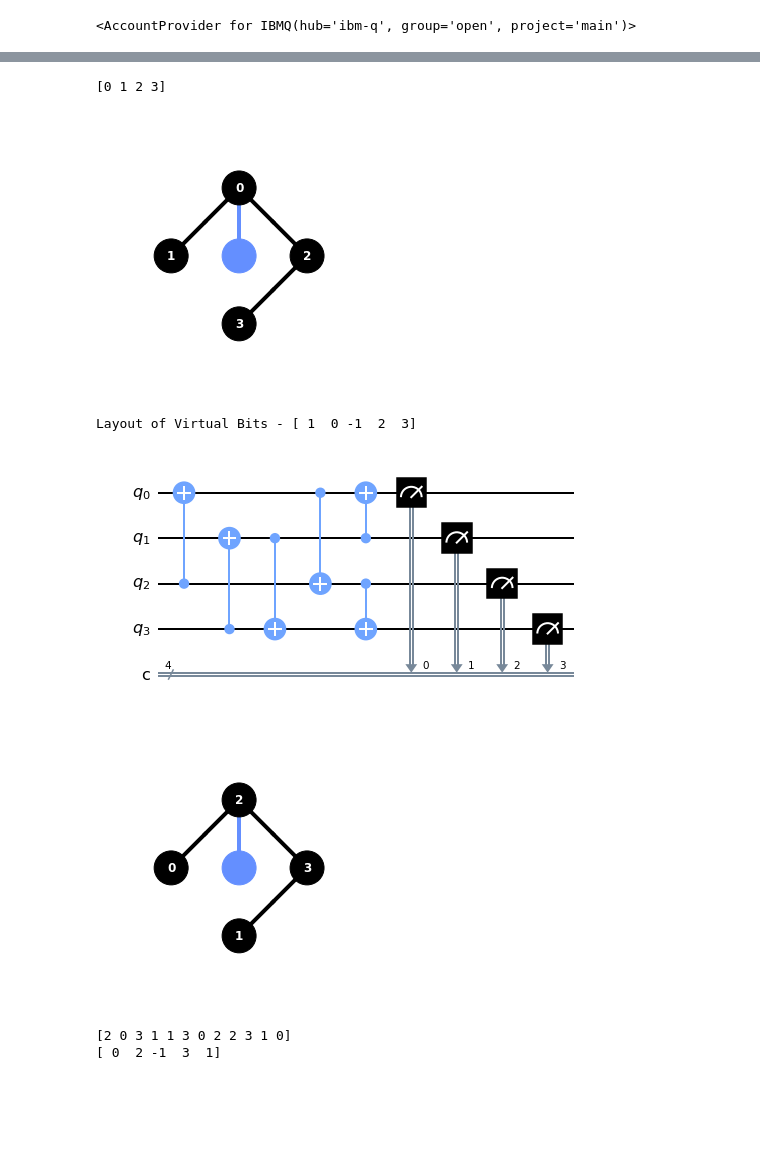
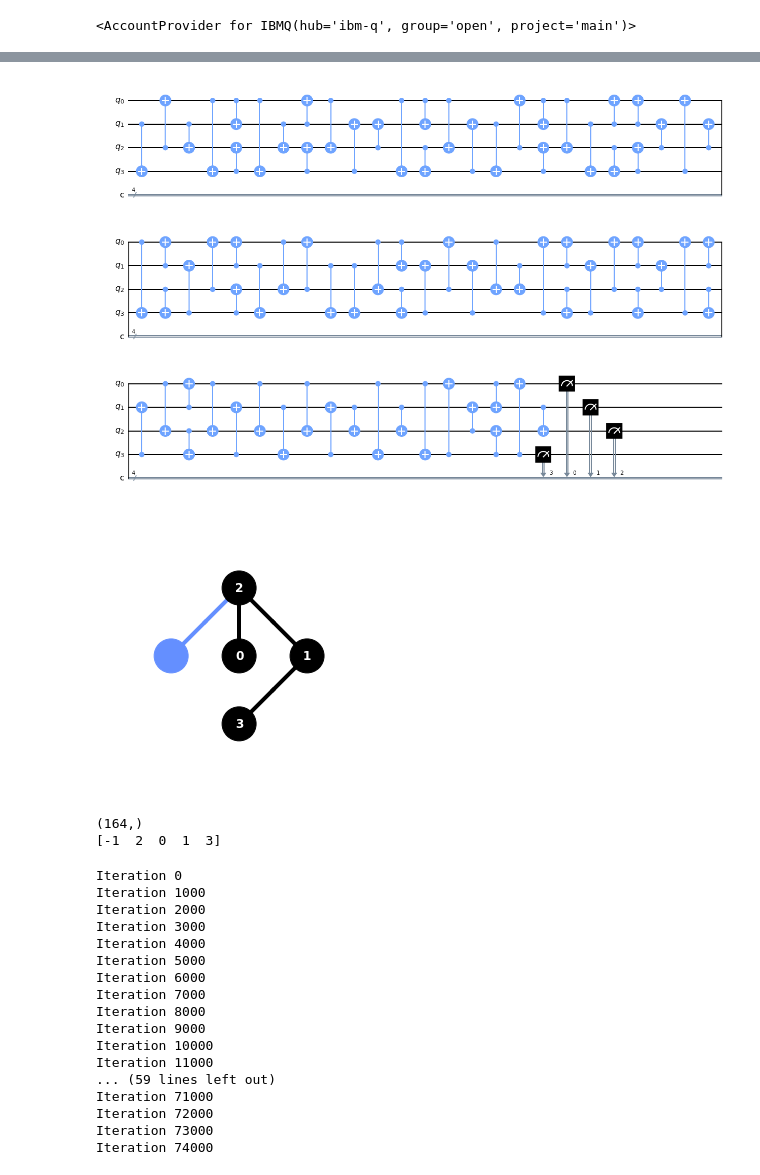
Before and after one commit to A-n-irudhT/QubitMapping, a Jupyter notebook: GenerateData.ipynb, the cells around one changed output, grey strips where cells are left out. Cells and saved outputs as stored; diff of their text form; code cells hidden in the pictures; blank space fills up the shorter version.

Commit message:
Increased Depth

```diff
--- a/GenerateData.ipynb
+++ b/GenerateData.ipynb
@@ -234,8 +234,8 @@ def getqiskitlayout(qc, backend, plot = 0):
 
     return np.array(qiskitlayout)
 
-def elementgen(qubitno, backend, plot=0):
-    qc = random_circuit(qubitno, random.randint(1, 4), measure=True)
+def elementgen(qubitno, depth, backend, plot=0):
+    qc = random_circuit(qubitno, depth, measure=True)
     if(plot == 1):
         fig = qc.draw(output='mpl')
         display(fig)
@@ -249,9 +249,11 @@ def datagen(size, qubitno, backend):
     train = []
     target = []
     for i in range(size):
-        x, y = elementgen(qubitno, backend, 0)
+        x, y = elementgen(qubitno=qubitno, depth=random.randint(1,40), backend=backend, plot=0)
         train.append(x)
         target.append(y)
+        if(i%1000 == 0):
+            print("Iteration", i)
 
     return train, target
 
@@ -276,5 +278,7 @@ def targetdatagen(targetraw, layoutdict):
 # %%
 provider = IBMQ.get_provider(hub='ibm-q', group='open')
 small_devices = provider.backends(filters=lambda x: x.configuration().n_qubits == 5 and not x.configuration().simulator)
-backend = least_busy(small_devices)
-print(backend)
+#backend = least_busy(small_devices)
+
+my_provider = IBMQ.get_provider()
+backend  = my_provider.get_backend('ibmq_lima')
@@ -288,26 +285,34 @@ qc.draw(output='mpl')
-# %%
-arr = getfeatures(qc)
-print(arr)
-# %% [output]
-[0 1 2 3]
-# %%
-p = getqiskitlayout(qc, backend, 1)
-print("Layout of Virtual Bits -", p)
-# %% [output]
-[figure, removed]
-Layout of Virtual Bits - [ 1  0 -1  2  3]
 # %%
-p, q = elementgen(4, backend, 1)
-print(p)
+p, q = elementgen(qubitno=4, depth=random.randint(1,50), plot=1, backend=backend)
+print(np.shape(p))
 print(q)
 # %% [output]
-[figure, old version]
+[figure, new version]
-[figure, old version]
+[figure, new version]
-[2 0 3 1 1 3 0 2 2 3 1 0]
-[ 0  2 -1  3  1]
+(164,)
+[-1  2  0  1  3]
 # %%
+qubitno = 4
 datasetsize = 75000
-trainraw, targetraw = datagen(datasetsize, 4, backend)
+trainraw, targetraw = datagen(size=datasetsize, qubitno=qubitno, backend=backend)
+# %% [output]
+Iteration 0
+Iteration 1000
+Iteration 2000
+Iteration 3000
+Iteration 4000
+Iteration 5000
+Iteration 6000
+Iteration 7000
+Iteration 8000
+Iteration 9000
+Iteration 10000
+Iteration 11000
+... (59 lines left out)
+Iteration 71000
+Iteration 72000
+Iteration 73000
+Iteration 74000
 # %%
 layouts = np.array([-1, 0, 1, 2, 3])
 arr = []
```
Also changed, not shown: parts of 2 cells of this notebook, 3 other files.
